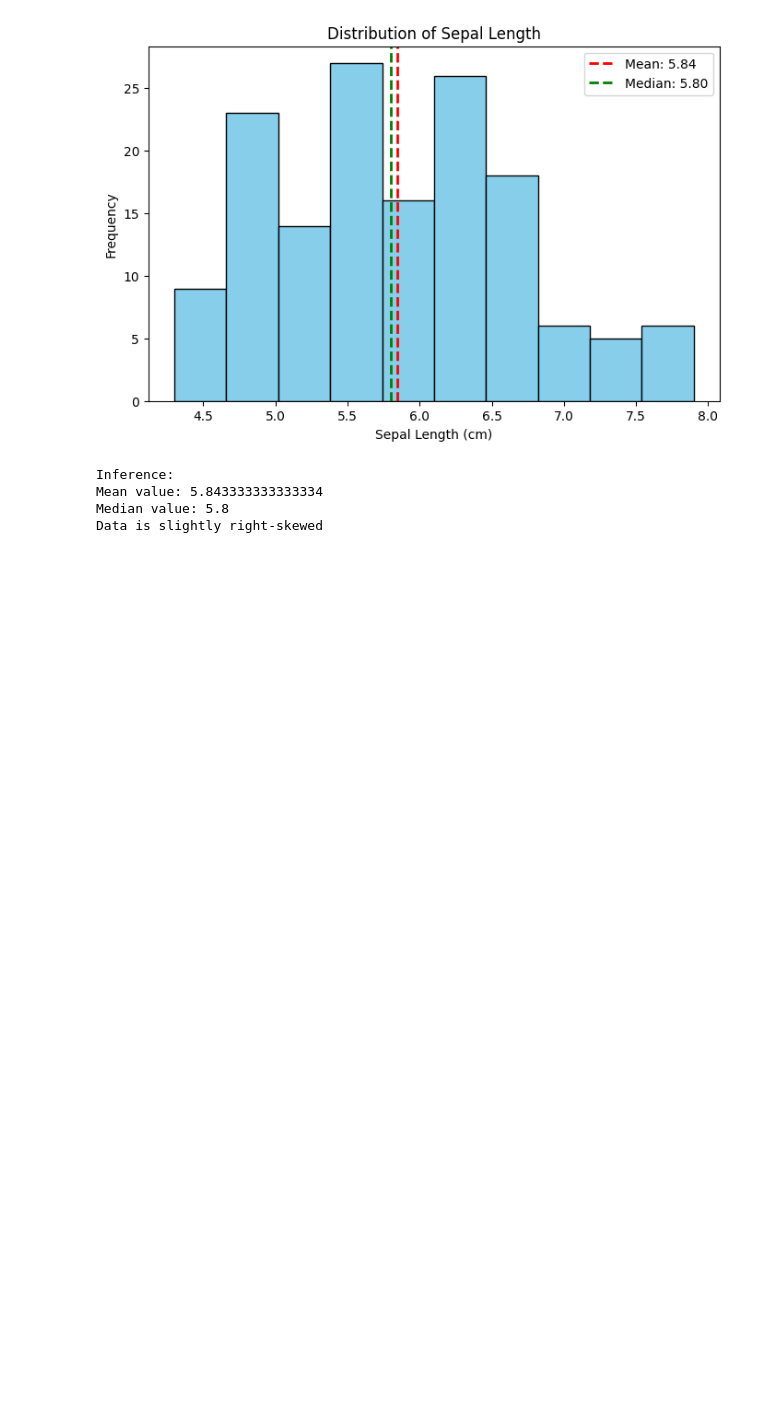
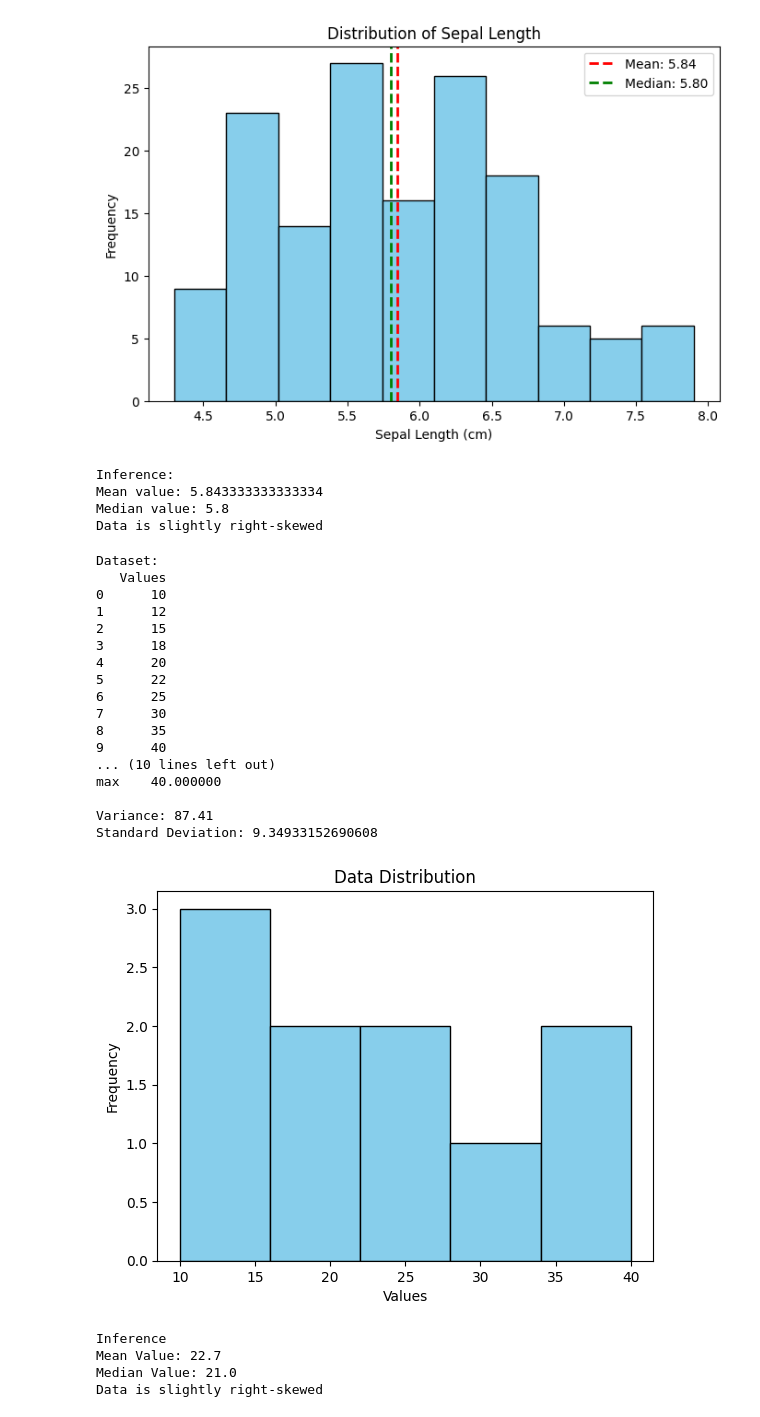
Before and after one commit to kashaveniDeepika24/2025-26-4088-Deepika-AI-B-DS, a Jupyter notebook: 17_02_26.ipynb, the cells around one changed output. Drawn from its saved outputs; the diff is of its cells as text; code cells hidden in the pictures; blank space fills up the shorter version.

```diff
--- a/17_02_26.ipynb
+++ b/17_02_26.ipynb
@@ -79,3 +79,68 @@ Inference:
 Mean value: 5.843333333333334
 Median value: 5.8
 Data is slightly right-skewed
+# %%
+import pandas as pd
+import numpy as np
+import matplotlib.pyplot as plt
+
+# Create data
+data = [10, 12, 15, 18, 20, 22, 25, 30, 35, 40]
+
+# Create DataFrame
+df = pd.DataFrame(data, columns=["Values"])
+
+print("Dataset:")
+print(df)
+
+print("\nSummary Statistics:")
+print(df.describe())
+
+print("\nVariance:", np.var(data))
+print("Standard Deviation:", np.std(data))
+
+# Plot histogram
+plt.hist(data, bins=5, color='skyblue', edgecolor='black')
+plt.xlabel("Values")
+plt.ylabel("Frequency")
+plt.title("Data Distribution")
+plt.show()
+
+# Calculate mean and median
+mean_value = np.mean(data)
+median_value = np.median(data)
+
+print("\nInference")
+print("Mean Value:", mean_value)
+print("Median Value:", median_value)
+if mean_value > median_value:
+    print("Data is slightly right-skewed")
+
+elif mean_value < median_value:
+    print("Data is slightly left-skewed")
+
+else:
+    print("Data is symmetric")
+# %% [output]
+Dataset:
+   Values
+0      10
+1      12
+2      15
+3      18
+4      20
+5      22
+6      25
+7      30
+8      35
+9      40
+... (10 lines left out)
+max    40.000000
+
+Variance: 87.41
+Standard Deviation: 9.34933152690608
+[figure, added]
+Inference
+Mean Value: 22.7
+Median Value: 21.0
+Data is slightly right-skewed
```
